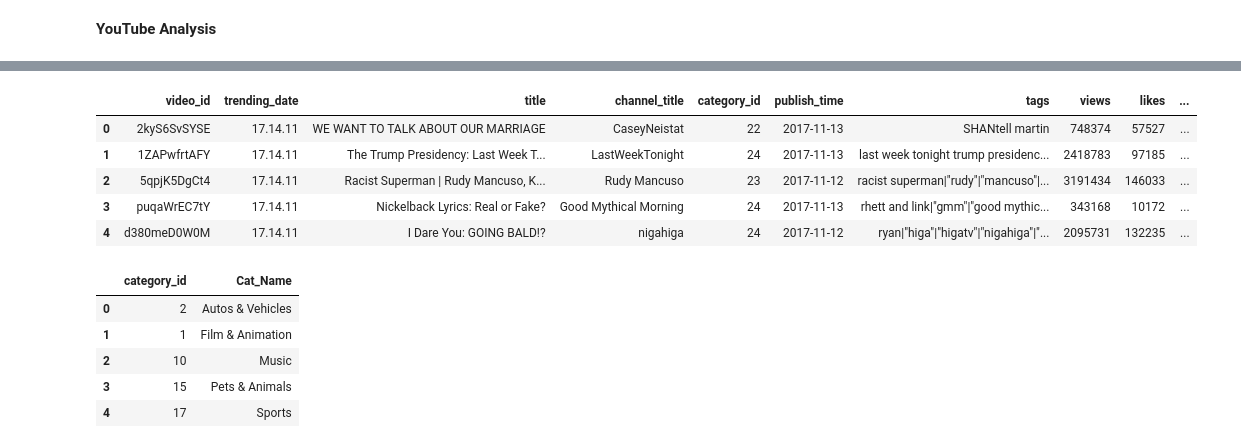
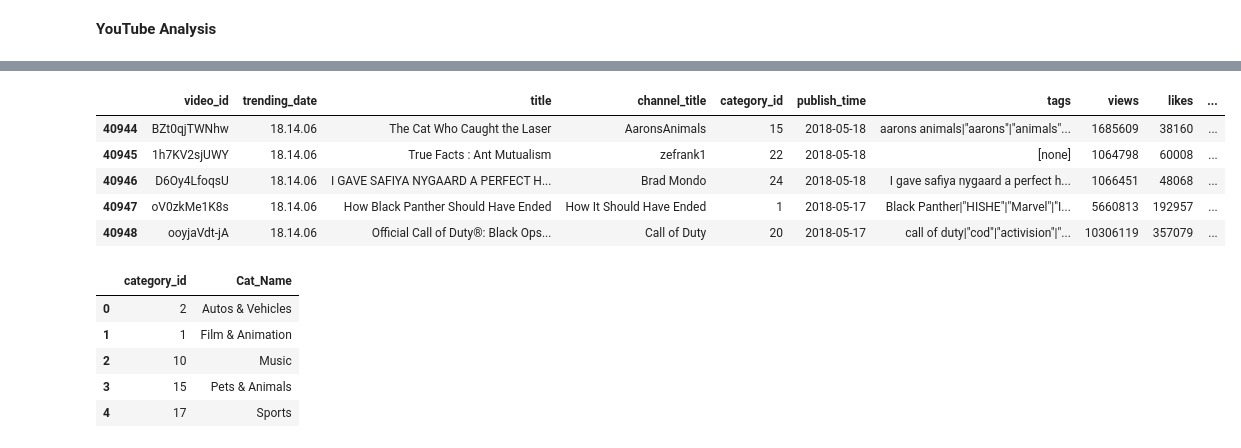
Before and after one commit to smith-jj/Social_Media_Bonanza, a Jupyter notebook: Trong_Notebook.ipynb, the cells around one changed output, grey strips where cells are left out. Cells and saved outputs as stored; diff of their text form; code cells hidden in the pictures.

```diff
--- a/Trong_Notebook.ipynb
+++ b/Trong_Notebook.ipynb
@@ -32,14 +32,14 @@ youtube_df.tail()
 # %%
 # convert publish_time column into date format and remove time
 youtube_df['publish_time'] = pd.to_datetime(youtube_df['publish_time']).dt.date
-youtube_df.head()
+youtube_df.tail()
 # %% [output]
 |  | video_id | trending_date | title | channel_title | category_id | publish_time | tags | views | likes | ... |
-| 0 | 2kyS6SvSYSE | 17.14.11 | WE WANT TO TALK ABOUT OUR MARRIAGE | CaseyNeistat | 22 | 2017-11-13 | SHANtell martin | 748374 | 57527 | ... |
-| 1 | 1ZAPwfrtAFY | 17.14.11 | The Trump Presidency: Last Week T... | LastWeekTonight | 24 | 2017-11-13 | last week tonight trump presidenc... | 2418783 | 97185 | ... |
-| 2 | 5qpjK5DgCt4 | 17.14.11 | Racist Superman | Rudy Mancuso, K... | Rudy Mancuso | 23 | 2017-11-12 | racist superman|"rudy"|"mancuso"|... | 3191434 | 146033 | ... |
-| 3 | puqaWrEC7tY | 17.14.11 | Nickelback Lyrics: Real or Fake? | Good Mythical Morning | 24 | 2017-11-13 | rhett and link|"gmm"|"good mythic... | 343168 | 10172 | ... |
-| 4 | d380meD0W0M | 17.14.11 | I Dare You: GOING BALD!? | nigahiga | 24 | 2017-11-12 | ryan|"higa"|"higatv"|"nigahiga"|"... | 2095731 | 132235 | ... |
+| 40944 | BZt0qjTWNhw | 18.14.06 | The Cat Who Caught the Laser | AaronsAnimals | 15 | 2018-05-18 | aarons animals|"aarons"|"animals"... | 1685609 | 38160 | ... |
+| 40945 | 1h7KV2sjUWY | 18.14.06 | True Facts : Ant Mutualism | zefrank1 | 22 | 2018-05-18 | [none] | 1064798 | 60008 | ... |
+| 40946 | D6Oy4LfoqsU | 18.14.06 | I GAVE SAFIYA NYGAARD A PERFECT H... | Brad Mondo | 24 | 2018-05-18 | I gave safiya nygaard a perfect h... | 1066451 | 48068 | ... |
+| 40947 | oV0zkMe1K8s | 18.14.06 | How Black Panther Should Have Ended | How It Should Have Ended | 1 | 2018-05-17 | Black Panther|"HISHE"|"Marvel"|"I... | 5660813 | 192957 | ... |
+| 40948 | ooyjaVdt-jA | 18.14.06 | Official Call of Duty®: Black Ops... | Call of Duty | 20 | 2018-05-17 | call of duty|"cod"|"activision"|"... | 10306119 | 357079 | ... |
 # %%
 # convert cat_id_csv into a df
 cat_id_df = pd.read_csv(cat_id_csv)
```
Also changed, not shown: parts of 3 cells of this notebook, 1 other file.
